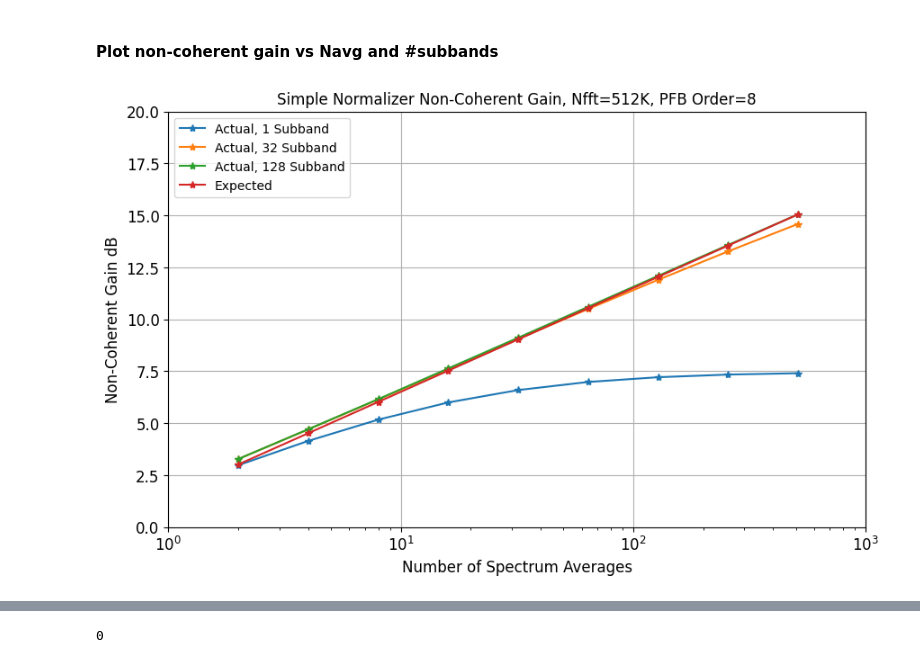
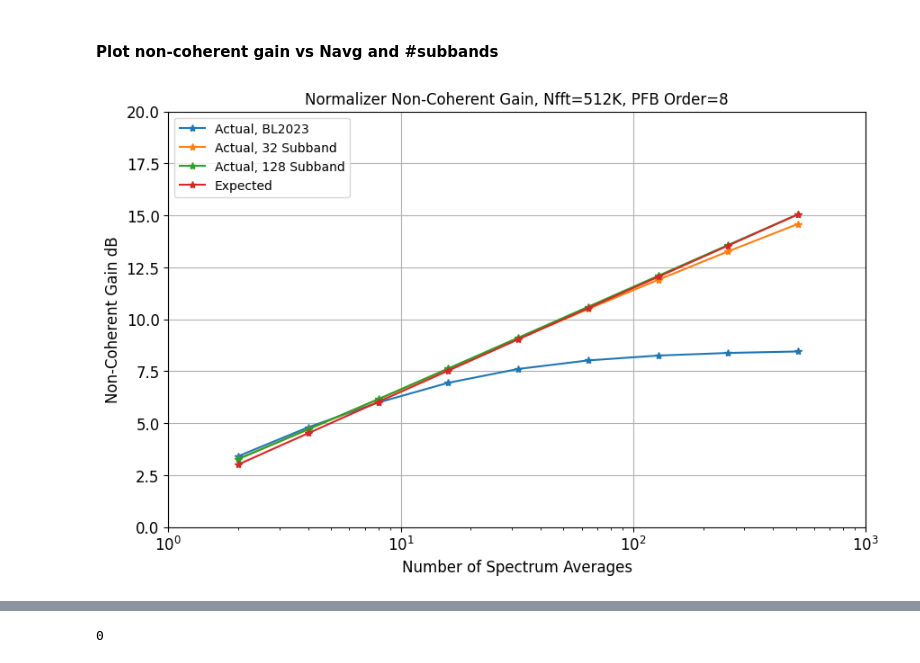
Before and after one commit to khouston22/seti_detect_sim, a Jupyter notebook: peak_detect_poc.ipynb, the cells around one changed output, grey strips where cells are left out. Saved outputs shown, nothing was run; the diff lists cells and outputs as text; code cells hidden in the pictures.

Commit message:
Add turbo_seti norm fn

```diff
--- a/peak_detect_poc.ipynb
+++ b/peak_detect_poc.ipynb
@@ -40,6 +40,34 @@ from numpy.random import randn, rand, randint, seed
 seed(22)
 
 import std_fns as s
+
+# from turbo_seti helper_functions.py
+def comp_stats(np_arr, xp=None):
+    """
+    Compute median and stddev of floating point vector array in a fast way, discarding outliers.
+
+    Parameters
+    ----------
+    np_arr : ndarray
+      Floating point vector array.
+    xp : Numpy or Cupy, optional
+      Math module to be used. If `None`, Numpy will be used.
+
+    Returns
+    -------
+    the_median, the_stddev : numpy.float32, numpy.float32
+      Median and standard deviation of input array with outliers removed.
+
+    """
+    if not xp:
+        xp = np
+
+    low, median, high = xp.percentile(np_arr, [5, 50, 95])
+    drop_high = np_arr[np_arr <= high]
+    drop_outliers = drop_high[drop_high >= low]
+    stdev = drop_outliers.std()
+
+    return median.astype(xp.float32), stdev.astype(xp.float32)
 # %%
 fine_fft_size = 1024*512
 n_time = 512
@@ -345,29 +402,32 @@ n_avg=512 mean/std=avg_mean_std_ratio[i_sb_list,i_avg]=32.01 vs 32.00 expected
 # %%
 n_avg_array = np.zeros(log2_n_avg)
 noncoh_snr_gain_db = np.zeros((len(n_subband_list),log2_n_avg))
 noncoh_snr_gain_db_expected = np.zeros(log2_n_avg)
 for i_avg in range(log2_n_avg):
     n_avg_array[i_avg] = n_sti* 2**(i_avg+1)
     noncoh_snr_gain_db_expected[i_avg] = s.db(expected_mean_std_ratio[i_avg])
     for i_sb_list,n_subband in enumerate(n_subband_list):
         noncoh_snr_gain_db[i_sb_list,i_avg] = s.db(avg_mean_std_ratio[i_sb_list,i_avg])
 
 fig = plt.figure(figsize=(10, 6))
 for i_sb_list,n_subband in enumerate(n_subband_list):
-    plt.semilogx(n_avg_array,noncoh_snr_gain_db[i_sb_list,:],'-*',label=f'Actual, {n_subband} Subband')
+    if (i_sb_list==0):
+        plt.semilogx(n_avg_array,noncoh_snr_gain_db[i_sb_list,:],'-*',label=f'Actual, BL2023')
+    else:
+        plt.semilogx(n_avg_array,noncoh_snr_gain_db[i_sb_list,:],'-*',label=f'Actual, {n_subband} Subband')
 plt.semilogx(n_avg_array,noncoh_snr_gain_db_expected,'-*',label='Expected')
 plt.xlim(1,1000)
 plt.ylim(0,20)
 plt.xlabel('Number of Spectrum Averages')
 plt.ylabel('Non-Coherent Gain dB')
-plt.title(f'Simple Normalizer Non-Coherent Gain, Nfft={fine_fft_size//1024}K, PFB Order={pfb_order}')
+plt.title(f'Normalizer Non-Coherent Gain, Nfft={fine_fft_size//1024}K, PFB Order={pfb_order}')
 plt.legend(loc='upper left')
 plt.grid()
 
 plt.savefig(output_dir+f'04-simple-norm-mean-std-ratio-{n_subband}-sb.png',bbox_inches='tight')
 plt.show()
 # %% [output]
-[figure, old version]
+[figure, new version]
 # %%
 det_out
 # %% [output]
```
Also changed, not shown: parts of 2 cells of this notebook.
